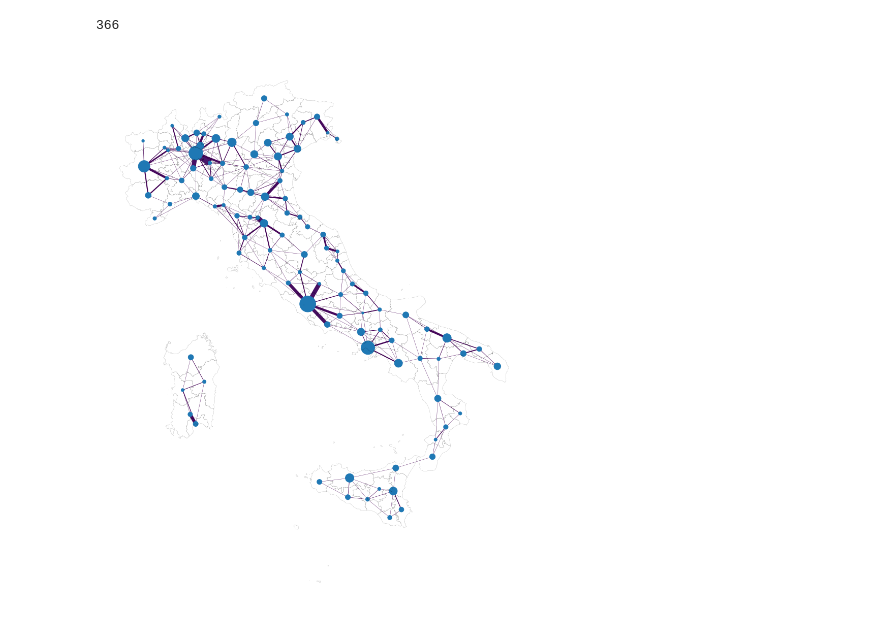
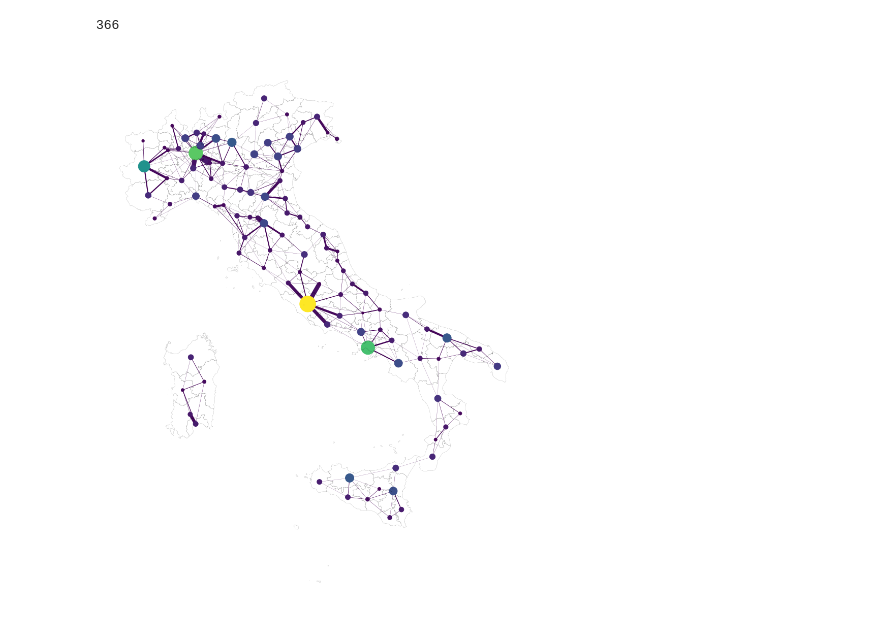
Before and after one commit to jcblemai/COVID-19_italy-vaccination-oc, a Jupyter notebook: ocp_trial-vector2-crtl-out-struct0.ipynb, the cells around one changed output. Cells and saved outputs as stored; diff of their text form; code cells hidden in the pictures.

```diff
--- a/ocp_trial-vector2-crtl-out-struct0.ipynb
+++ b/ocp_trial-vector2-crtl-out-struct0.ipynb
@@ -396,7 +395,7 @@ arg['p'] = Params()
 
 arg['p']['p'] = pnum
 # %%
-arg['ubx']['u', :, :, 'v']  = 2000
+#arg['ubx']['u', :, :, 'v']  = 0
 # %%
 # If restart:
 #for i, name in enumerate(states.keys()):
@@ -502,31 +523,31 @@ G.number_of_edges()
 # %%
 fig, ax = plt.subplots(1,1,figsize=(20, 20))
 
 
 networkx.draw(G,
          G.position,
          node_size=1000/max(s.pop_node) * np.array([G.population[v] for v in G]),
           #node_color=[float(G.degree(v)) for v in G],
-          #node_color=[G.population[v] for v in G],
+           node_color=[G.population[v] for v in G],
           #node_color=[G.epi[v]['vacc'] for v in G],
-          width = 200* np.array([max(a['weight'],0.002) for u,v,a in G.edges(data=True)]),
+          width = 200* np.array([max(a['weight'],0.001) for u,v,a in G.edges(data=True)]),
           edge_color=10* np.array([a['weight'] for u,v,a in G.edges(data=True)]),
           edge_cmap = mpl.cm.viridis,
           ax = ax,
          with_labels=False
        )
 
 #     # scale the axes equally
 #plt.xlim(min(s.pos_node[:,0]) - 100000, max(s.pos_node[:,0])+ 100000)
 #plt.ylim(min(s.pos_node[:,1]) - 100000, max(s.pos_node[:,1])+ 100000)
 
 #s.shp.plot(ax = ax, column='' cmap='OrRd', facecolor="none", edgecolor="black")
 
 s.shp.boundary.plot(ax = ax,  edgecolor="black", linewidth = .11)
 
 plt.draw()
 # %% [output]
-[figure, old version]
+[figure, new version]
 # %%
 fig, ax = plt.subplots(1,1,figsize=(10, 10))
 s.shp.plot(ax = ax, column='Rend', cmap='OrRd')#,  edgecolor="black") #facecolor="none",
```
Also changed, not shown: parts of 12 cells of this notebook, 2 other files.
